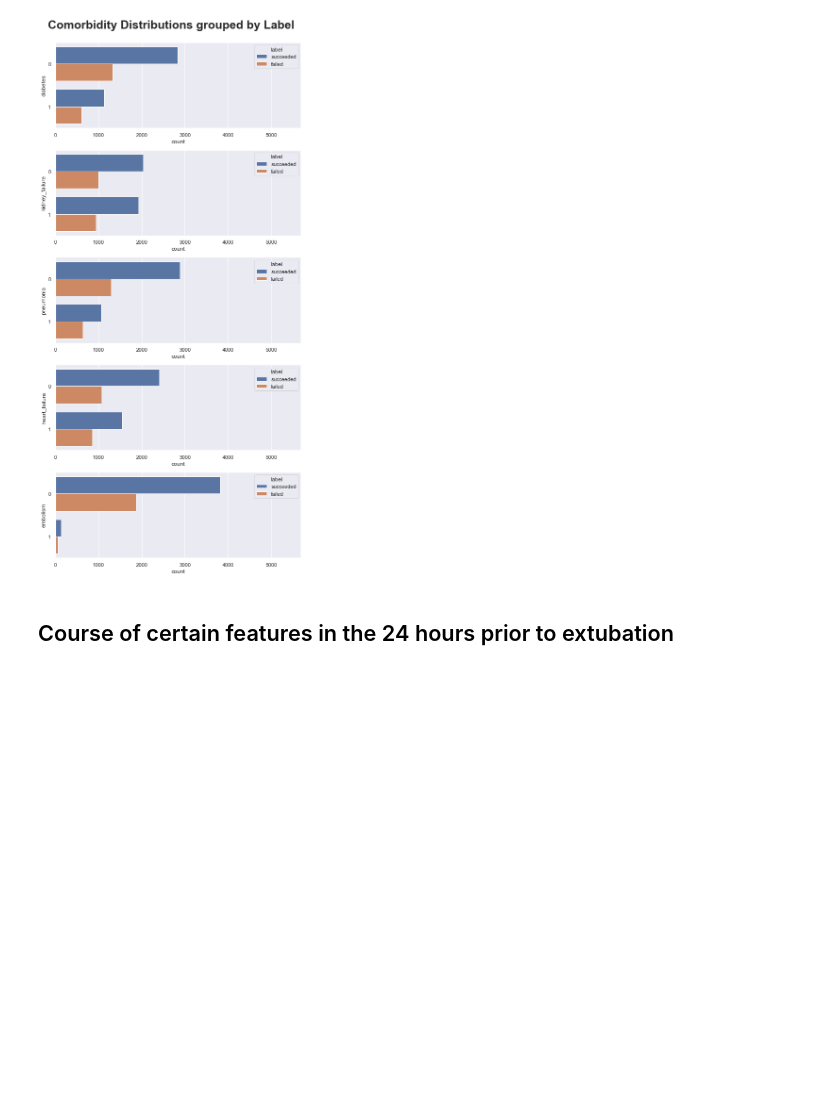
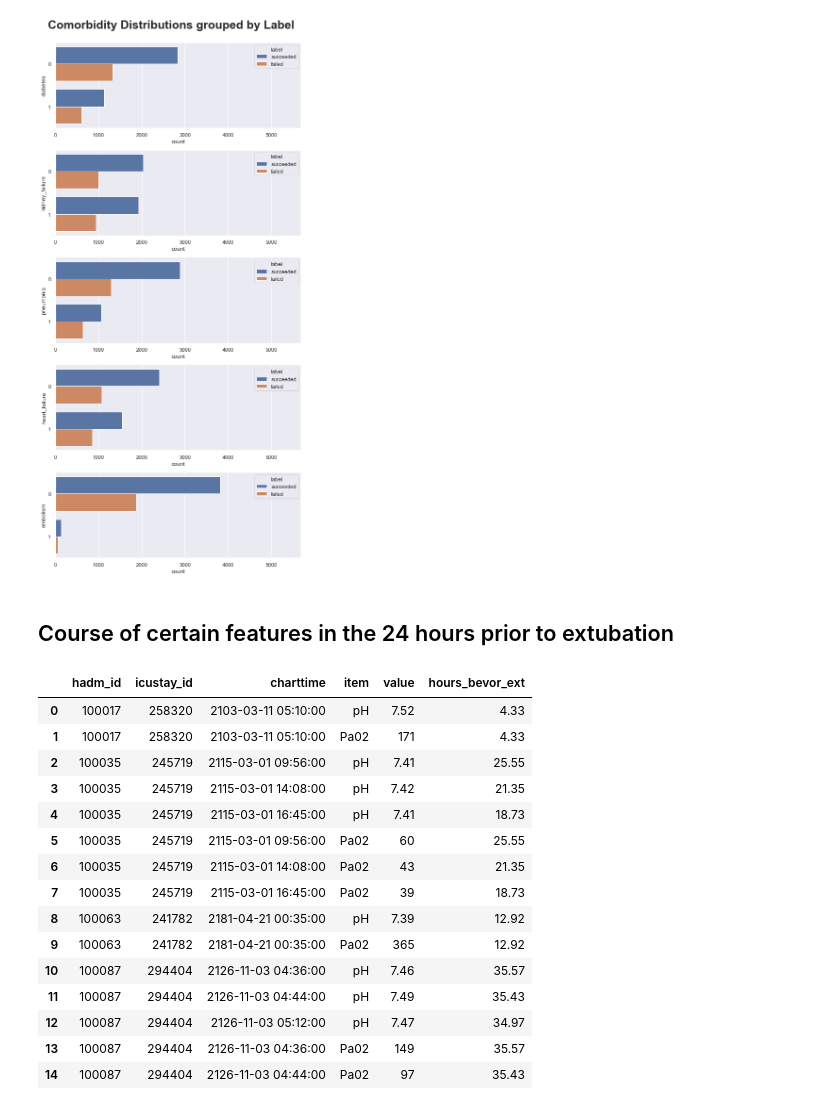
Before and after one commit to m-kno/mimic3, a Jupyter notebook: 06_Feature_engineering_Advanced_model.ipynb, the cells around one changed output. Drawn from its saved outputs; the diff is of its cells as text; code cells hidden in the pictures; blank space fills up the shorter version.

```diff
--- a/06_Feature_engineering_Advanced_model.ipynb
+++ b/06_Feature_engineering_Advanced_model.ipynb
@@ -392,3 +485,24 @@ fig.suptitle("Comorbidity Distributions grouped by Label",fontsize=25, fontweigh
 [figure]
 # %% [markdown]
 ## Course of certain features in the 24 hours prior to extubation
+# %%
+df3 = pd.read_csv('./data/labevents_pre_extub_new1.csv')
+# %%
+df3.head(15)
+# %% [output]
+|  | hadm_id | icustay_id | charttime | item | value | hours_bevor_ext |
+| 0 | 100017 | 258320 | 2103-03-11 05:10:00 | pH | 7.52 | 4.33 |
+| 1 | 100017 | 258320 | 2103-03-11 05:10:00 | Pa02 | 171 | 4.33 |
+| 2 | 100035 | 245719 | 2115-03-01 09:56:00 | pH | 7.41 | 25.55 |
+| 3 | 100035 | 245719 | 2115-03-01 14:08:00 | pH | 7.42 | 21.35 |
+| 4 | 100035 | 245719 | 2115-03-01 16:45:00 | pH | 7.41 | 18.73 |
+| 5 | 100035 | 245719 | 2115-03-01 09:56:00 | Pa02 | 60 | 25.55 |
+| 6 | 100035 | 245719 | 2115-03-01 14:08:00 | Pa02 | 43 | 21.35 |
+| 7 | 100035 | 245719 | 2115-03-01 16:45:00 | Pa02 | 39 | 18.73 |
+| 8 | 100063 | 241782 | 2181-04-21 00:35:00 | pH | 7.39 | 12.92 |
+| 9 | 100063 | 241782 | 2181-04-21 00:35:00 | Pa02 | 365 | 12.92 |
+| 10 | 100087 | 294404 | 2126-11-03 04:36:00 | pH | 7.46 | 35.57 |
+| 11 | 100087 | 294404 | 2126-11-03 04:44:00 | pH | 7.49 | 35.43 |
+| 12 | 100087 | 294404 | 2126-11-03 05:12:00 | pH | 7.47 | 34.97 |
+| 13 | 100087 | 294404 | 2126-11-03 04:36:00 | Pa02 | 149 | 35.57 |
+| 14 | 100087 | 294404 | 2126-11-03 04:44:00 | Pa02 | 97 | 35.43 |
```
Also changed, not shown: parts of 40 cells of this notebook.
